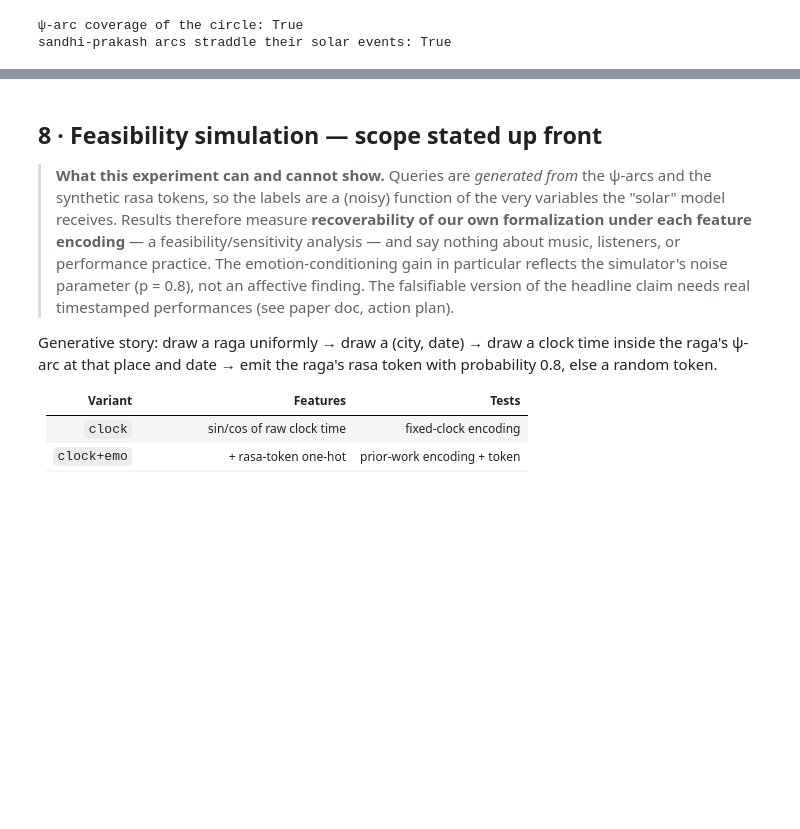
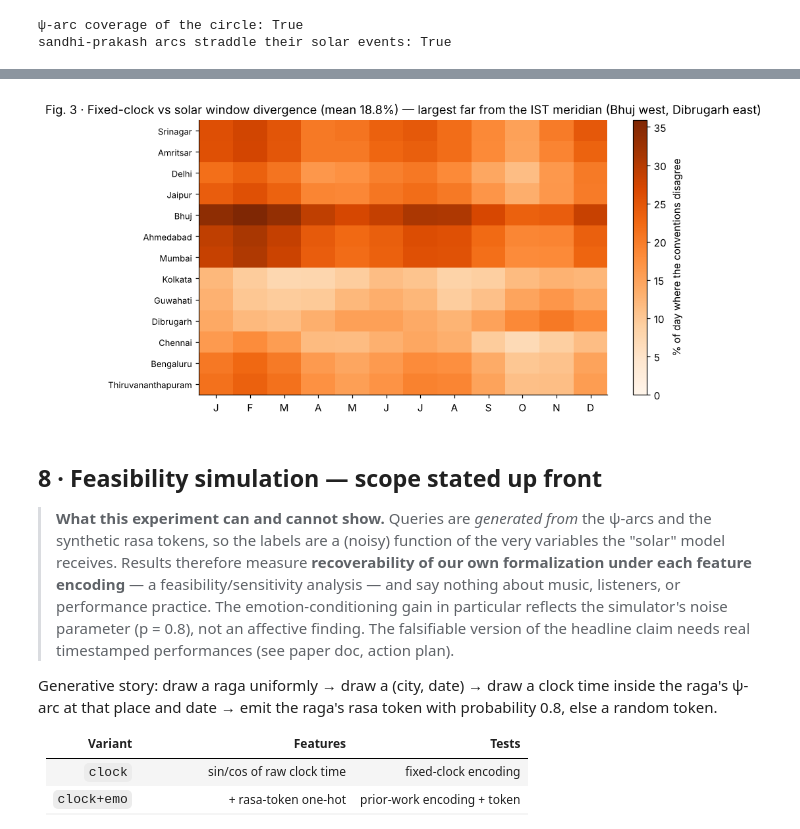
Before and after one commit to sudiptai/solar-samay-raga, a Jupyter notebook: raga_time_location_emotion.ipynb, the cells around one changed output, grey strips where cells are left out. Drawn from its saved outputs; the diff is of its cells as text; code cells hidden in the pictures; blank space fills up the shorter version.

```diff
--- a/raga_time_location_emotion.ipynb
+++ b/raga_time_location_emotion.ipynb
@@ -396,0 +360,89 @@ Distribution across city-months: min 6.2%, median 21.4%, max 38.5%
+# %%
+def window_by_clock(t):
+    for w, win in WINDOWS_CLOCK.items():
+        if in_clock_window(t, win): return w
+
+def window_by_psi(psi):
+    for w, arc in WINDOW_ARCS.items():
+        if in_arc(psi, arc): return w
+
+def clock_of_psi(p, lat, lon, N):
+    '''Invert psi -> local clock hour at (lat, lon, day N).'''
+    t_sr, t_ss, D, Dbar = sunrise_sunset(lat, lon, N)
+    t = t_sr + 2 * p * D if p < 0.5 else t_ss + 2 * (p - 0.5) * Dbar
+    return t % 24
+
+CLK_BOUNDS = [4, 7, 10, 16, 19, 22]
+def exact_div_day(lat, lon, N, arcs=None):
+    '''EXACT % of the day where the two conventions disagree (breakpoint method).'''
+    arcs = arcs or WINDOW_ARCS
+    def wpsi_(p):
+        for w, a in arcs.items():
+            if in_arc(p, a): return w
+    bps = set(CLK_BOUNDS)
+    for (a, b) in arcs.values():
+        bps.add(round(clock_of_psi(a, lat, lon, N), 9))
+    bps = sorted(x % 24 for x in bps)
+    length = 0.0
+    for i in range(len(bps)):
+        a = bps[i]; b = bps[(i + 1) % len(bps)]
+        seg = (b - a) % 24
+        mid = (a + seg / 2) % 24
+        if window_by_clock(mid) != wpsi_(prahar_phase(mid, lat, lon, N)[1]):
+            length += seg
+    return 100 * length / 24
+
+recs = []
+for _, c in CITIES.iterrows():
+    for month in range(1, 13):
+        N = day_of_year(pd.Timestamp(2026, month, 15))
+        recs.append((c.city, month, exact_div_day(c.lat, c.lon, N)))
+mis = pd.DataFrame(recs, columns=["city", "month", "misassigned_pct"])
+overall = mis.misassigned_pct.mean()
+worst = mis.loc[mis.misassigned_pct.idxmax()]
+print(f"The two conventions disagree for {overall:.1f}% of the day on average "
+      f"across {len(CITIES)} cities × 12 months (EXACT; city sample, not weighted)")
+print(f"Largest divergence: {worst.city}, month {int(worst.month)} — {worst.misassigned_pct:.1f}% of the day")
+print(f"Distribution across city-months: min {mis.misassigned_pct.min():.1f}%, "
+      f"median {mis.misassigned_pct.median():.1f}%, max {mis.misassigned_pct.max():.1f}%")
+print("\n(Correction note for the paper: the earlier grid figures 20.8% mean / 38.5% max")
+print(" were inflated by boundary-aligned sampling; the exact values replace them.)")
+
+# --- exact comparator specification (round-2 reviewer requirement) ---
+print("\nComparator spec: the fixed-clock convention is the six IST clock windows of")
+print("Roy et al. (2017), dawn 04-07 / morning 07-10 / midday 10-16 / dusk 16-19 /")
+print("evening 19-22 / night 22-04, applied identically at every location and date;")
+print("the solar convention is the psi-arc set of Section 6. Neither is fitted to the")
+print("other; the arcs were fixed from prahar structure before this comparison was run.")
+
+# --- arc-boundary sensitivity (round-2 reviewer requirement) ---
+BND = [0.95, 0.04, 0.17, 0.42, 0.55, 0.70]        # cyclic boundaries of the six arcs
+WNAMES = ["dawn", "morning", "midday", "dusk", "evening", "night"]
+def arcs_from(bnd):
+    return {WNAMES[i]: (bnd[i] % 1.0, bnd[(i + 1) % 6] % 1.0) for i in range(6)}
+def mean_div(arcs):
+    return np.mean([exact_div_day(c.lat, c.lon, day_of_year(pd.Timestamp(2026, m, 15)), arcs)
+                    for _, c in CITIES.iterrows() for m in range(1, 13)])
+
+base = mean_div(arcs_from(BND))
+sens = []
+for k in range(6):
+    for d in (-0.02, +0.02):
+        b2_ = BND.copy(); b2_[k] = (b2_[k] + d) % 1.0
+        sens.append(mean_div(arcs_from(b2_)))
+sens = np.array(sens)
+print(f"\nBoundary sensitivity (each of the 6 arc boundaries shifted ±0.02, i.e. ±~29 min")
+print(f"of a 12 h day; EXACT method): divergence ranges {sens.min():.1f}%–{sens.max():.1f}%")
+print(f"around the baseline {base:.1f}% — the headline figure is not an artifact of any")
+print(f"single boundary choice.")
+
+pivot = mis.pivot(index="city", columns="month", values="misassigned_pct").loc[CITIES.city]
+fig, ax = plt.subplots(figsize=(8.6, 4.6))
+im = ax.imshow(pivot.values, cmap="Oranges", aspect="auto", vmin=0)
+ax.set_xticks(range(12), ["J","F","M","A","M","J","J","A","S","O","N","D"])
+ax.set_yticks(range(len(pivot)), pivot.index, fontsize=8.5)
+ax.grid(False)
+fig.colorbar(im, ax=ax, label="% of day where the conventions disagree")
+ax.set_title(f"Fig. 3 · Fixed-clock vs solar window divergence (mean {overall:.1f}%) — largest far from the IST meridian (Bhuj west, Dibrugarh east)")
+plt.tight_layout(); plt.show()
+# %% [output]
@@ -397,3 +466,4 @@ Distribution across city-months: min 6.2%, median 21.4%, max 38.5%
+[figure, added]
 # %% [markdown]
 ## 8 · Feasibility simulation — scope stated up front
 
```
Also changed, not shown: parts of 8 cells of this notebook, 1 other file.
